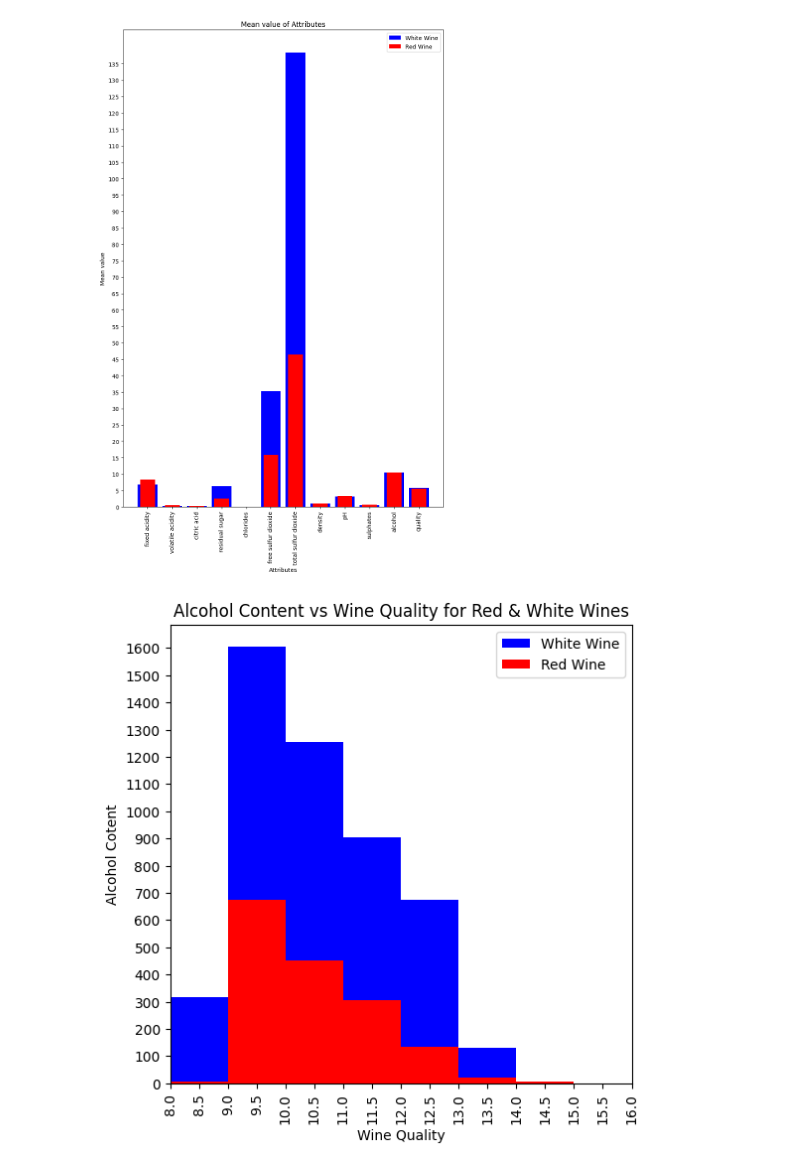
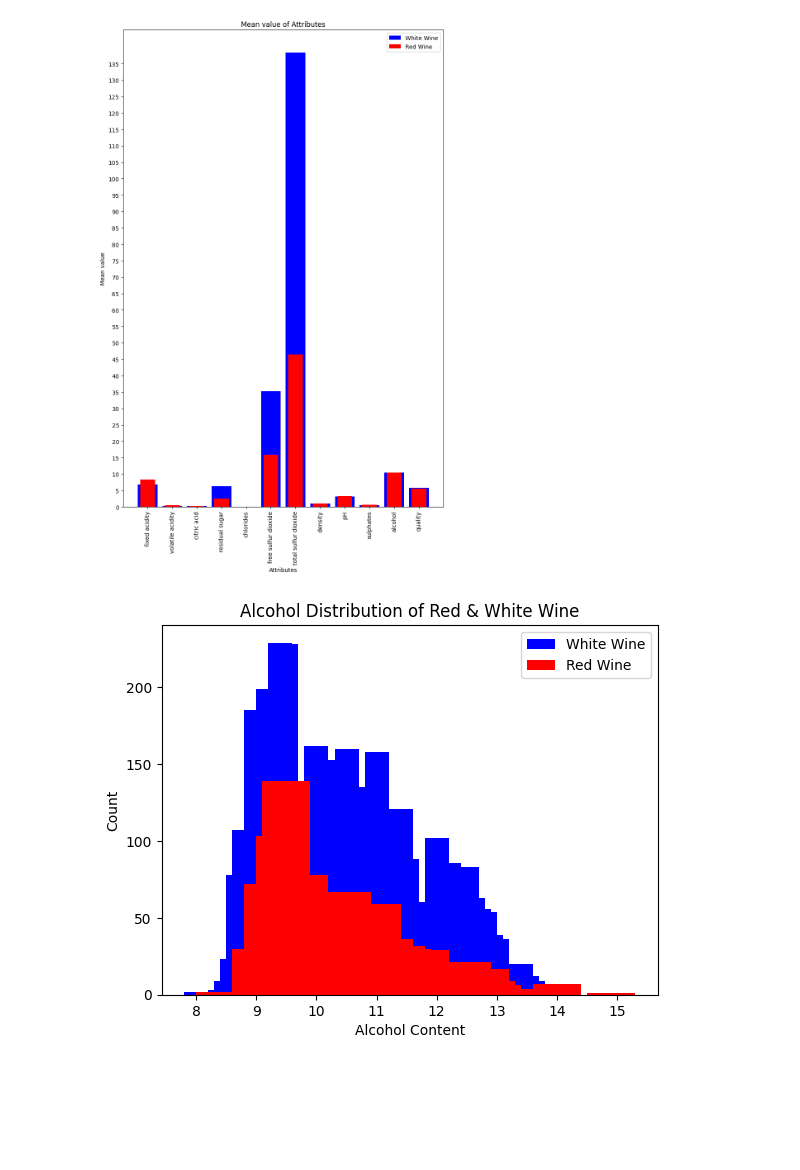
Before and after one commit to DivyeshVed/WIne-Quality, a Jupyter notebook: wine-quality.ipynb, the cells around one changed output. Cells and saved outputs as stored; diff of their text form; code cells hidden in the pictures; blank space fills up the shorter version.

```diff
--- a/wine-quality.ipynb
+++ b/wine-quality.ipynb
@@ -73,27 +71,32 @@ plt.title("Mean value of Attributes")
 plt.savefig('./figures/Mean-Value-of-Attributes.jpeg')
 # %% [output]
 [figure]
-# %%
-###############################################################
-## COMPARING THE ALCOHOL CONTENT AND THE QUALITY OF THE WINE ##
-###############################################################
-plt.figure(figsize=(6,6))
-redQuality = redWineData['quality']
-whiteQuality = whiteWineData['quality']
-redAlcohol = redWineData['alcohol']
-whiteAlcohol = whiteWineData['alcohol']
-blueHist = plt.hist(whiteWineData['alcohol'], bins=range(8, 16), color='blue', label='White Wine')
-redHist = plt.hist(redWineData['alcohol'], bins=range(8, 16), color='red', label='Red Wine')
-plt.xlim(8, 14)
-plt.xticks(np.arange(8, 16.5, 0.5), rotation=90)
-plt.yticks(np.arange(0, 1700, 100))
-plt.legend(loc='upper right')
-plt.xlabel("Wine Quality")
-plt.ylabel("Alcohol Cotent")
-plt.title("Alcohol Content vs Wine Quality for Red & White Wines")
-plt.savefig('./figures/Alcohol-content-vs-Quality.jpeg')
-# %% [output]
-[figure, removed]
+# %%
+#########################################################
+## COMPARING THE ALCOHOL CONTENT OF RED AND WHITE WINE ##
+#########################################################
+# Getting the qulaity value for the red and the white wine.
+redAlcohol = redWineData['alcohol']
+whiteAlcohol = whiteWineData['alcohol']
+# Getting the number of white wines with their respective qualities.
+whiteAlcoholCount = pd.value_counts(whiteWineData['alcohol'])
+whiteAlcoholNumbers = whiteAlcoholCount.keys().tolist()
+whiteAlcoholFrequency = list(whiteAlcoholCount)
+whiteAlcoholBar = plt.bar(whiteAlcoholNumbers, whiteAlcoholFrequency, width=0.4, color='blue', label='White Wine')
+# Getting the number of red wines with their respective qualities.
+redAlcoholCount = pd.value_counts(redWineData['alcohol'])
+redAlcoholNumbers = redAlcoholCount.keys().tolist()
+redAlcoholFrequency = list(redAlcoholCount)
+redAlcoholBar = plt.bar(redAlcoholNumbers, redAlcoholFrequency, color='red', label='Red Wine')
+# Making the plot.
+plt.legend(loc='upper right')
+plt.xlabel('Alcohol Content')
+plt.ylabel('Count')
+plt.title('Alcohol Distribution of Red & White Wine')
+plt.savefig('./figures/Alcohol-Distribution.jpeg')
+plt.show()
+# %% [output]
+[figure, added]
 # %%
 ##########################################################################
 ## SPLITTING DATA INTO TRAINING DATA, VALIDATION DATA & PREDICTION DATA ##
```
Also changed, not shown: parts of 2 cells of this notebook, 3 other files.
